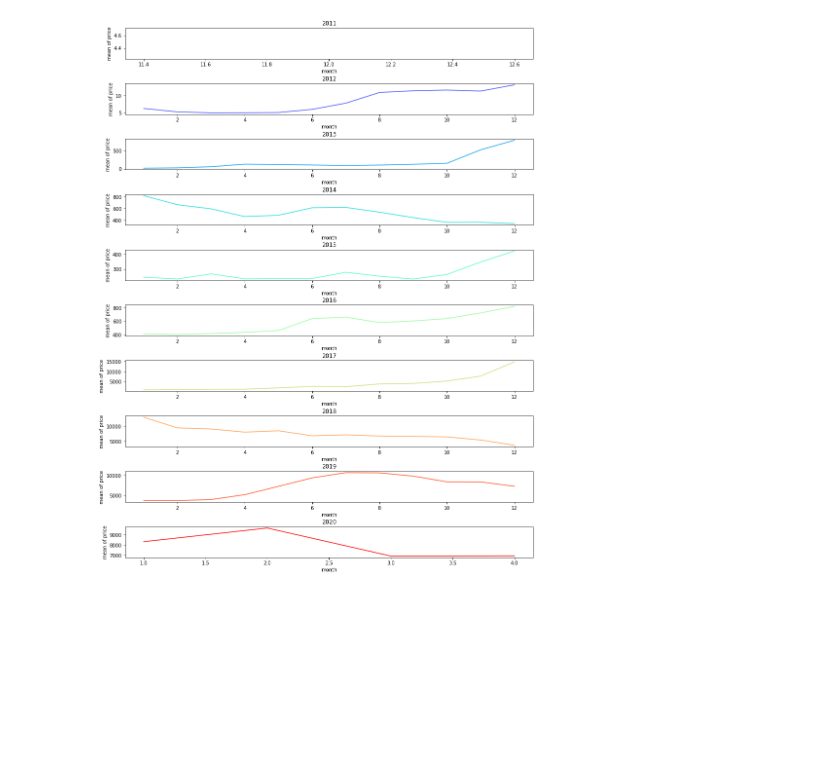
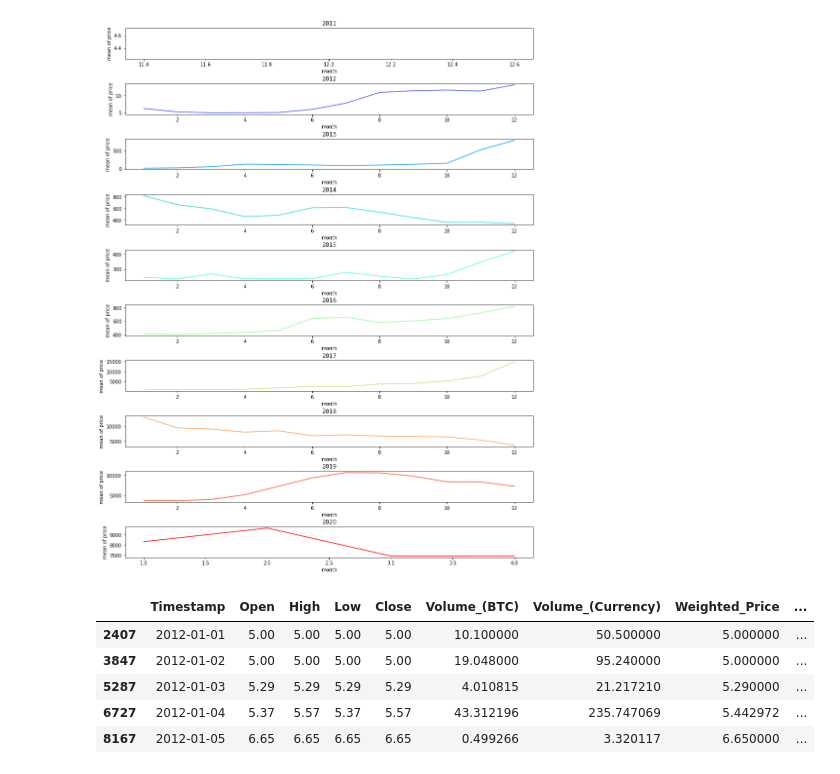
Before and after one commit to atsushii/CryptoCurrencyPortfoilo, a Jupyter notebook: CryptoCurrencyPricePredict.ipynb, the cells around one changed output. Saved outputs shown, nothing was run; the diff lists cells and outputs as text; code cells hidden in the pictures; blank space fills up the shorter version.

```diff
--- a/CryptoCurrencyPricePredict.ipynb
+++ b/CryptoCurrencyPricePredict.ipynb
@@ -149,6 +155,17 @@ for i, value in enumerate(year):
 # %%
 # drop data of 2011
 df = df.drop(df[df.year == 2011].index)
+# drop duplicate date
+df["Timestamp"] = df["Timestamp"].apply(lambda x: x.replace(hour=0, minute=0, second=0))
+df = df.drop_duplicates(subset="Timestamp", keep="last")
+df.head()
+# %% [output]
+|  | Timestamp | Open | High | Low | Close | Volume_(BTC) | Volume_(Currency) | Weighted_Price | ... |
+| 2407 | 2012-01-01 | 5.00 | 5.00 | 5.00 | 5.00 | 10.100000 | 50.500000 | 5.000000 | ... |
+| 3847 | 2012-01-02 | 5.00 | 5.00 | 5.00 | 5.00 | 19.048000 | 95.240000 | 5.000000 | ... |
+| 5287 | 2012-01-03 | 5.29 | 5.29 | 5.29 | 5.29 | 4.010815 | 21.217210 | 5.290000 | ... |
+| 6727 | 2012-01-04 | 5.37 | 5.57 | 5.37 | 5.57 | 43.312196 | 235.747069 | 5.442972 | ... |
+| 8167 | 2012-01-05 | 6.65 | 6.65 | 6.65 | 6.65 | 0.499266 | 3.320117 | 6.650000 | ... |
 # %%
 # create dataset
 prediction_days = 7 # predict price every 7days
```
Also changed, not shown: parts of 16 cells of this notebook.
